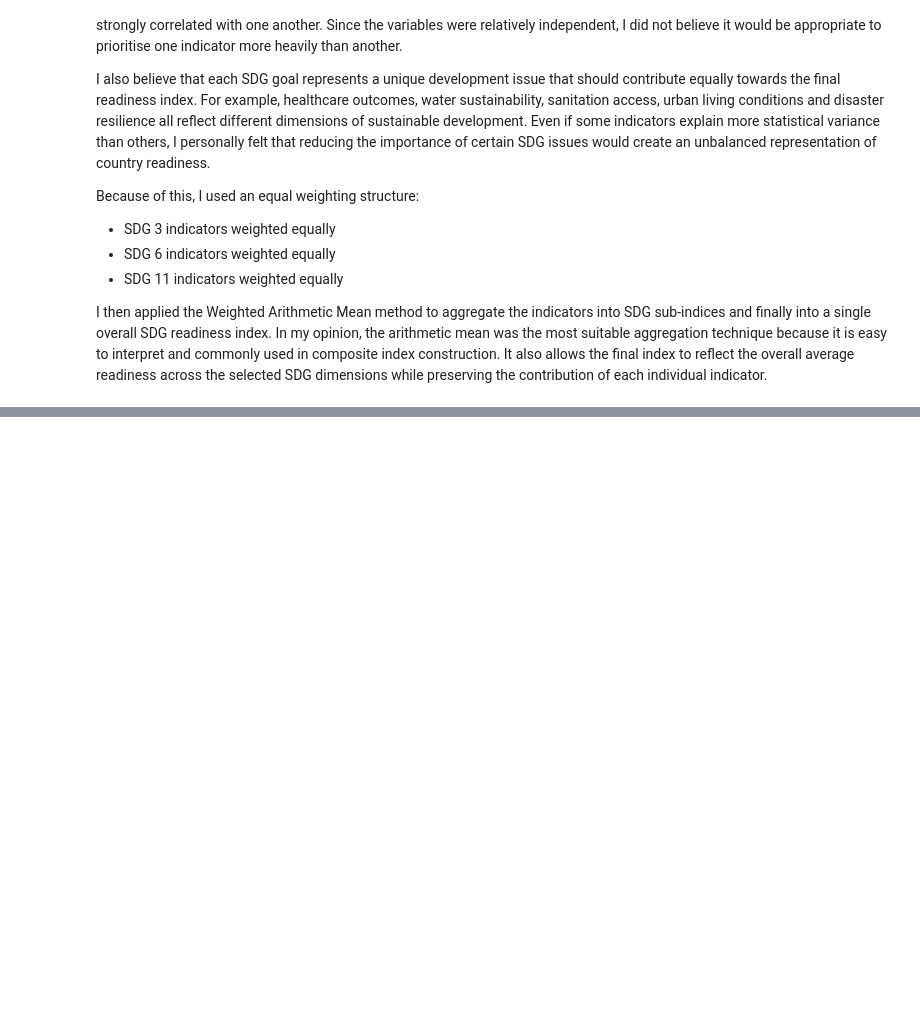
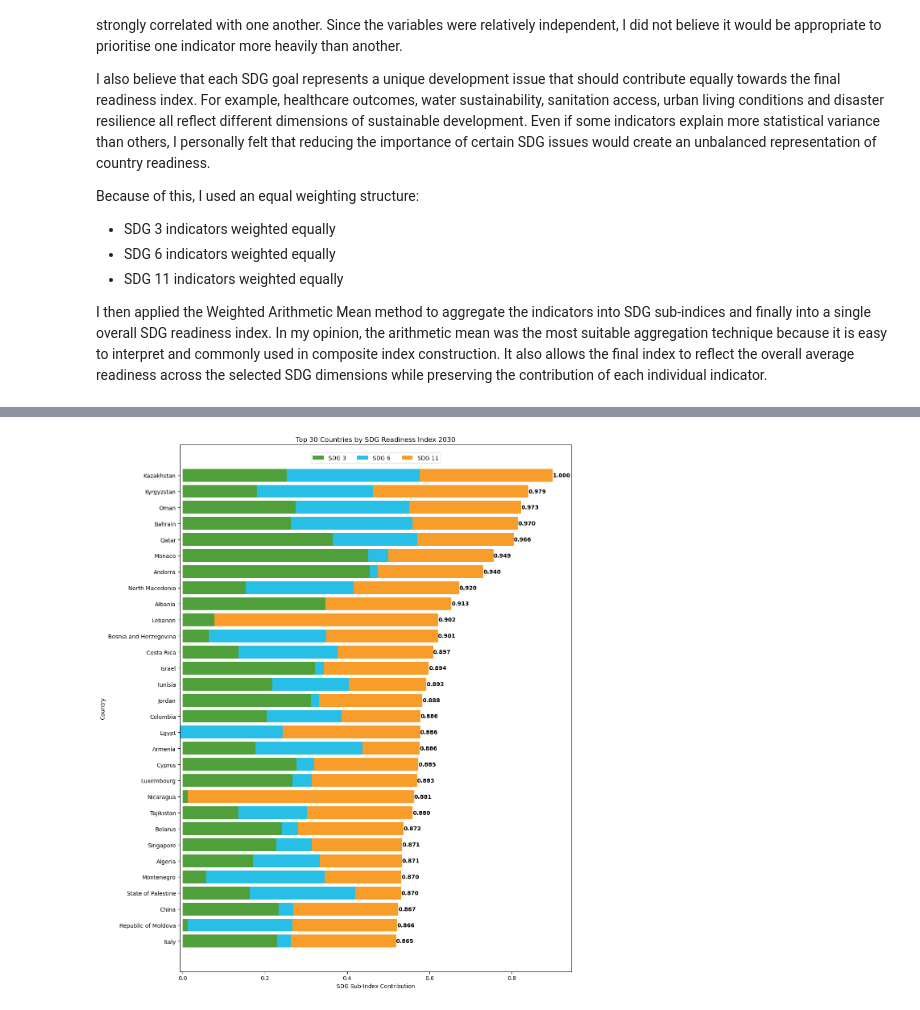
Before and after one commit to frogosorap/SDGReadinessIndex, a Jupyter notebook: CA1.ipynb, the cells around one changed output, grey strips where cells are left out. Cells and saved outputs as stored; diff of their text form; code cells hidden in the pictures; blank space fills up the shorter version.

```diff
--- a/CA1.ipynb
+++ b/CA1.ipynb
@@ -562,0 +649,73 @@ I then applied the Weighted Arithmetic Mean method to aggregate the indicators i
+# %%
+from sklearn.preprocessing import MinMaxScaler
+
+# Create 0–1 readiness score
+minmax = MinMaxScaler(feature_range=(0, 1))
+
+weighted_df['Final_SDG_Score'] = minmax.fit_transform(
+    weighted_df[['Final_SDG_Index']]
+)
+
+# Sort countries by readiness score
+top_countries = weighted_df.sort_values(
+    by='Final_SDG_Score',
+    ascending=False
+).head(30)
+
+plt.figure(figsize=(12, 14))
+
+# Horizontal stacked bar chart
+plt.barh(
+    top_countries['GeoAreaName'],
+    top_countries['SDG3_SubIndex'],
+    label='SDG 3',
+    color='#4FA03A'
+)
+
+plt.barh(
+    top_countries['GeoAreaName'],
+    top_countries['SDG6_SubIndex'],
+    left=top_countries['SDG3_SubIndex'],
+    label='SDG 6',
+    color='#27BFE6'
+)
+
+plt.barh(
+    top_countries['GeoAreaName'],
+    top_countries['SDG11_SubIndex'],
+    left=top_countries['SDG3_SubIndex'] + top_countries['SDG6_SubIndex'],
+    label='SDG 11',
+    color='#F89D2A'
+)
+
+# Add final readiness score labels
+for i, value in enumerate(top_countries['Final_SDG_Score']):
+
+    total_width = top_countries[
+        ['SDG3_SubIndex', 'SDG6_SubIndex', 'SDG11_SubIndex']
+    ].sum(axis=1).iloc[i]
+
+    plt.text(
+        total_width,
+        i,
+        f'{value:.3f}',
+        va='center',
+        fontweight='bold'
+    )
+
+plt.title('Top 30 Countries by SDG Readiness Index 2030')
+plt.xlabel('SDG Sub-Index Contribution')
+plt.ylabel('Country')
+
+# Legend inside chart
+plt.legend(
+    loc='upper center',
+    bbox_to_anchor=(0.5, 0.99),
+    ncol=3
+)
+
+plt.gca().invert_yaxis()
+plt.tight_layout()
+plt.show()
+# %% [output]
+[figure, added]
```
Also changed, not shown: parts of 3 cells of this notebook.
